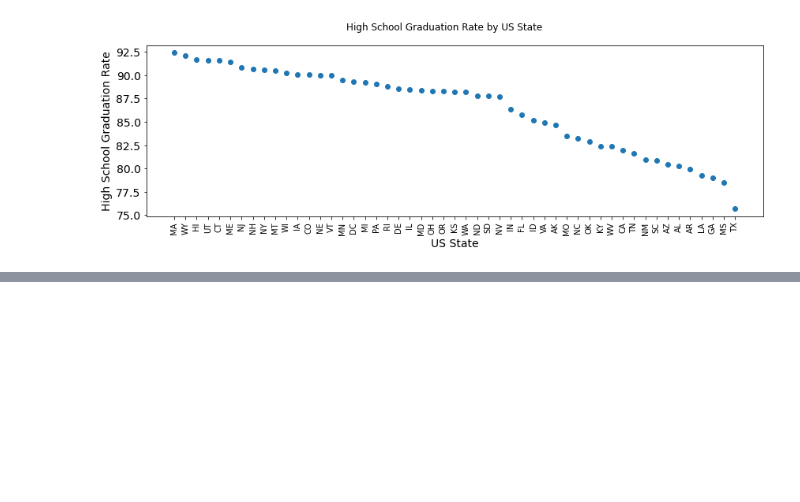
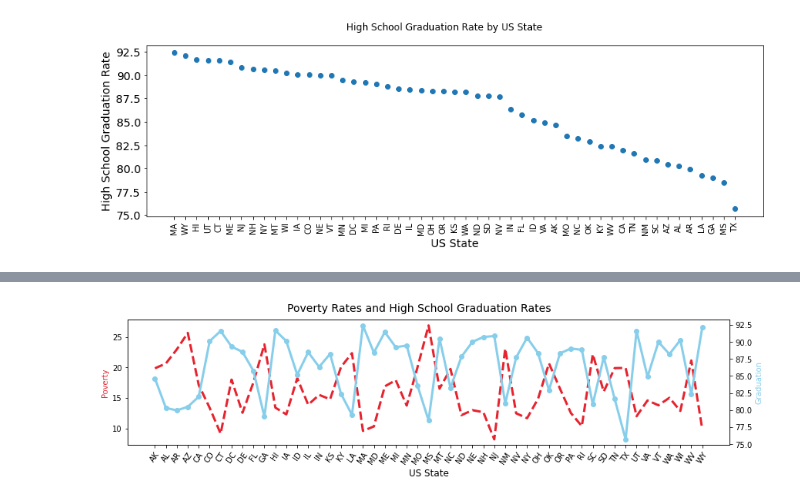
Before and after one commit to sandeep-sb/Fatal-Force-Major-Project, a Jupyter notebook: Fatal_Force.ipynb, the cells around one changed output, grey strips where cells are left out. Drawn from its saved outputs; the diff is of its cells as text; code cells hidden in the pictures; blank space fills up the shorter version.

```diff
--- a/Fatal_Force.ipynb
+++ b/Fatal_Force.ipynb
@@ -334,0 +340,3 @@ plt.show()
+# %%
+graduation_vs = df_pct_completed_hs.groupby('Geographic Area')['percent_completed_hs'].mean()
+graduation_vs
@@ -334,0 +361,3 @@ plt.show()
+# %%
+poverty_vs = df_pct_poverty.groupby('Geographic Area')['poverty_rate'].mean()
+poverty_vs
@@ -334,0 +382,18 @@ plt.show()
+# %%
+plt.figure(figsize=(14,3))
+plt.suptitle('Poverty Rates and High School Graduation Rates', fontsize=14)
+plt.xlabel('US State', fontsize=12)
+plt.xticks(fontsize=10, rotation=55)
+
+ax1 = plt.gca()
+ax2 = ax1.twinx()
+
+ax1.set_ylabel('Poverty', color='#E6232E')
+ax2.set_ylabel('Graduation', color='skyblue')
+
+ax1.plot(poverty_vs.index, poverty_vs, color='#E6232E', linewidth=3, linestyle='--')
+ax2.plot(graduation_vs.index, graduation_vs, color='skyblue', linewidth=3, marker='o')
+
+plt.show()
+# %% [output]
+[figure, added]
```
Also changed, not shown: parts of 9 cells of this notebook.
